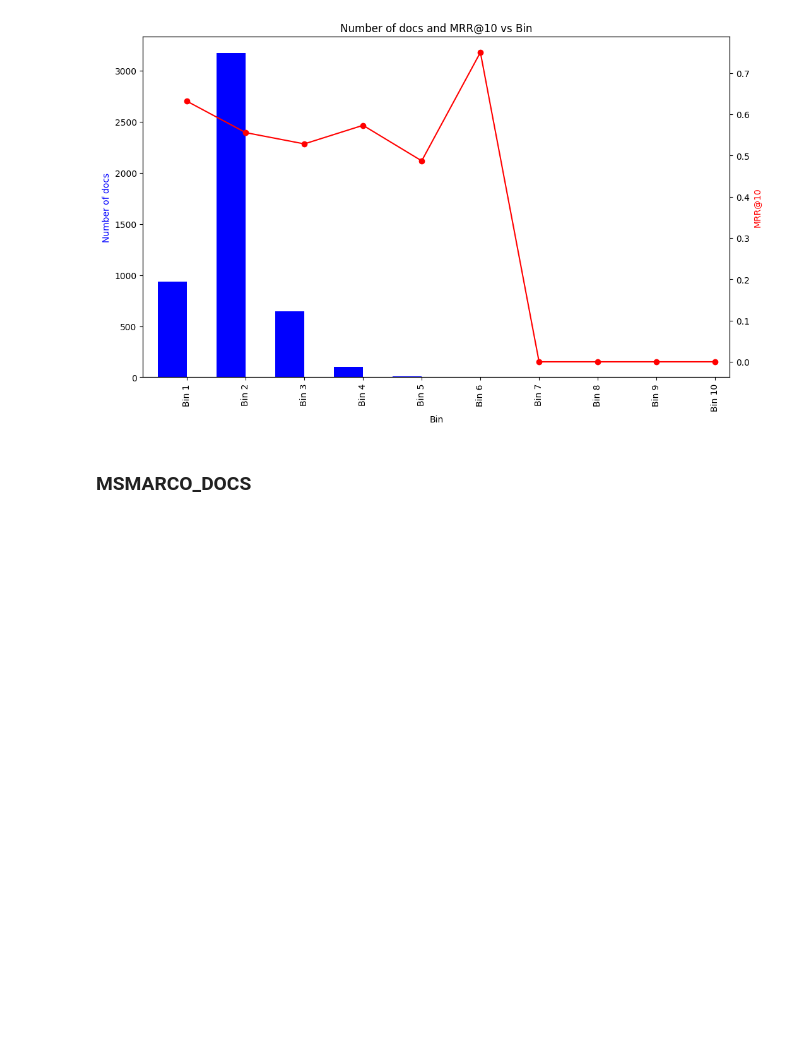
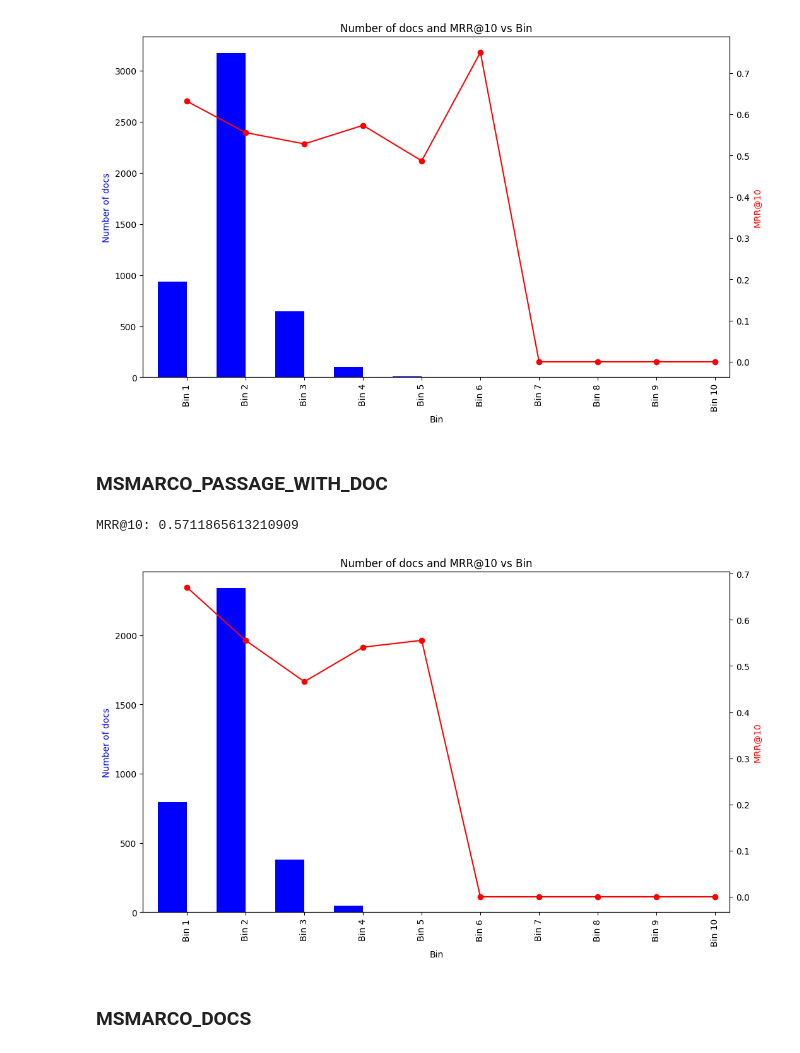
Before and after one commit to slawekgarcarz/ColBERT, a Jupyter notebook: src/utils/results.ipynb, the cells around one changed output. Cells and saved outputs as stored; diff of their text form; code cells hidden in the pictures; blank space fills up the shorter version.

Commit message:
Random passages added

```diff
--- a/src/utils/results.ipynb
+++ b/src/utils/results.ipynb
@@ -57,6 +57,13 @@ plot_mrr_results('/gpfs/home3/sgarcarz/PycharmProjects/ColBERT/src/results/evalu
 # %% [output]
 MRR@10: 0.566798887387121
 [figure]
+# %% [markdown]
+### MSMARCO_PASSAGE_WITH_DOC
+# %%
+plot_mrr_results('../results/evaluation_passage_with_docs.txt')
+# %% [output]
+MRR@10: 0.5711865613210909
+[figure, added]
 # %% [markdown]
 ### MSMARCO_DOCS
 # %%
```
Also changed, not shown: parts of 4 cells of this notebook, 1 other file.
